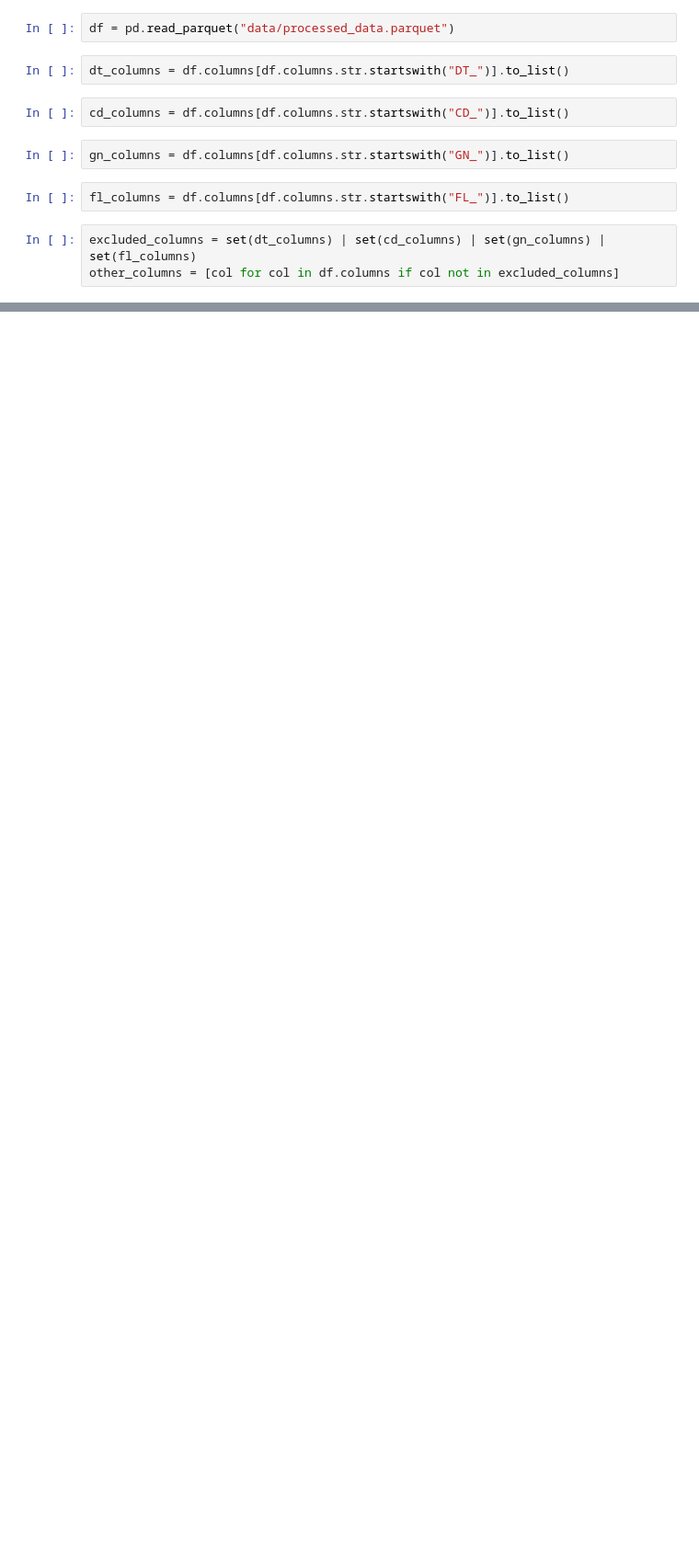
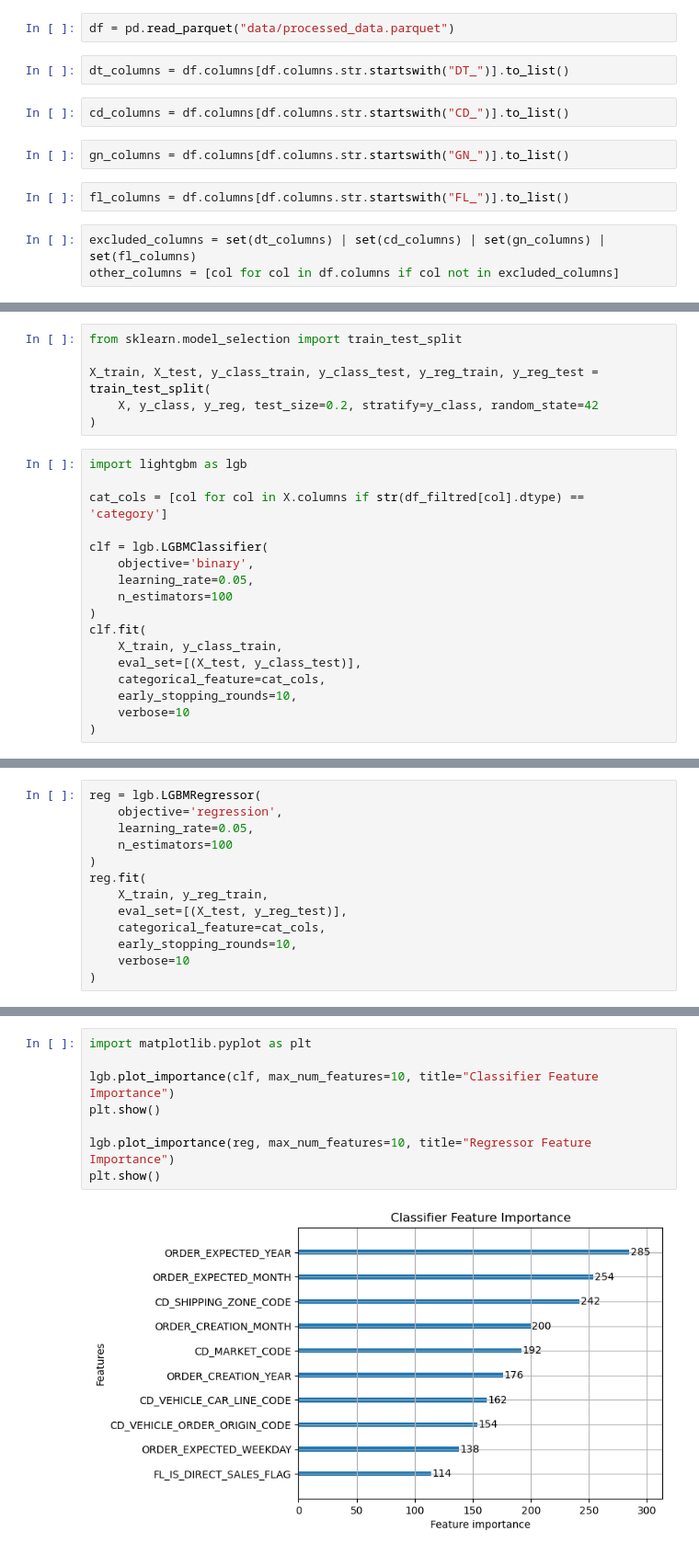
Before and after one commit to darkseidH/PFE_Project, a Jupyter notebook: model_training.ipynb, the cells around one changed output, grey strips where cells are left out. Shown at 92% size. Drawn from its saved outputs; the diff is of its cells as text; blank space fills up the shorter version.

Commit message:
trained_lightgbm_model

```diff
--- a/model_training.ipynb
+++ b/model_training.ipynb
@@ -61,0 +107,23 @@ fl_columns
+# %%
+from sklearn.model_selection import train_test_split
+
+X_train, X_test, y_class_train, y_class_test, y_reg_train, y_reg_test = train_test_split(
+    X, y_class, y_reg, test_size=0.2, stratify=y_class, random_state=42
+)
+# %%
+import lightgbm as lgb
+
+cat_cols = [col for col in X.columns if str(df_filtred[col].dtype) == 'category']
+
+clf = lgb.LGBMClassifier(
+    objective='binary',
+    learning_rate=0.05,
+    n_estimators=100
+)
+clf.fit(
+    X_train, y_class_train,
+    eval_set=[(X_test, y_class_test)],
+    categorical_feature=cat_cols,
+    early_stopping_rounds=10,
+    verbose=10
+)
@@ -61,0 +143,13 @@ fl_columns
+# %%
+reg = lgb.LGBMRegressor(
+    objective='regression',
+    learning_rate=0.05,
+    n_estimators=100
+)
+reg.fit(
+    X_train, y_reg_train,
+    eval_set=[(X_test, y_reg_test)],
+    categorical_feature=cat_cols,
+    early_stopping_rounds=10,
+    verbose=10
+)
@@ -61,0 +192,10 @@ fl_columns
+# %%
+import matplotlib.pyplot as plt
+
+lgb.plot_importance(clf, max_num_features=10, title="Classifier Feature Importance")
+plt.show()
+
+lgb.plot_importance(reg, max_num_features=10, title="Regressor Feature Importance")
+plt.show()
+# %% [output]
+[figure, added]
```
Also changed, not shown: parts of 16 cells of this notebook.
